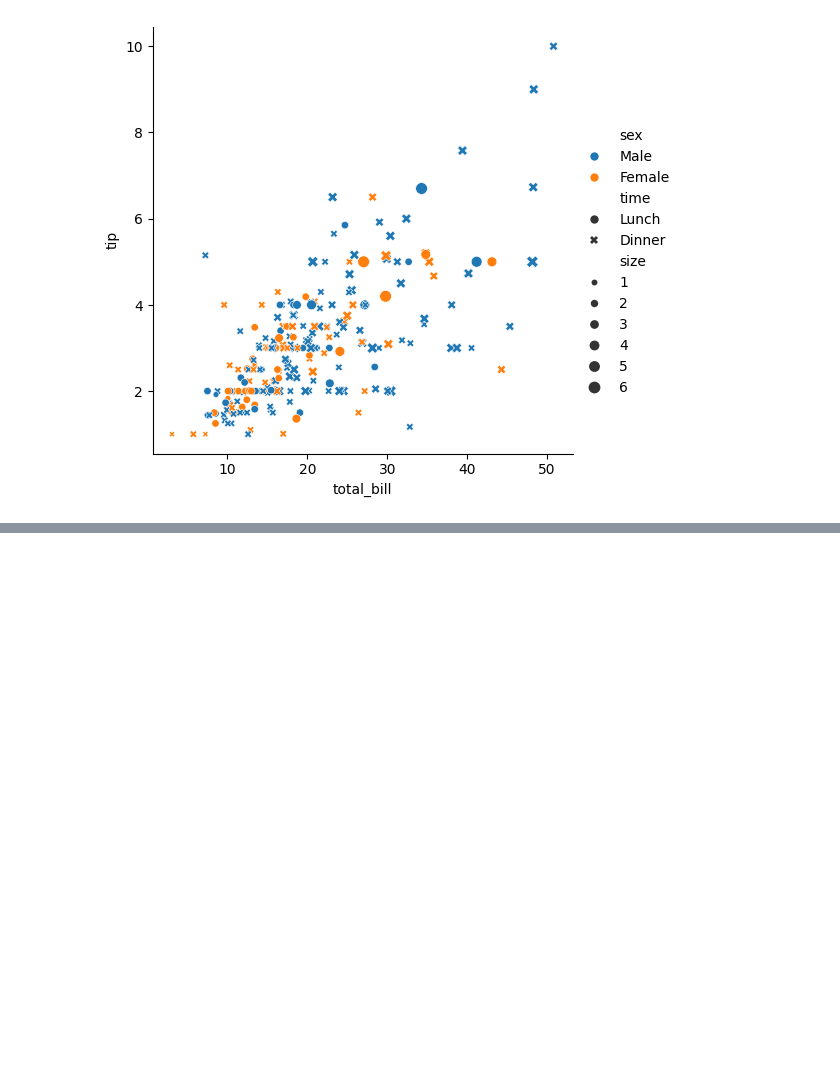
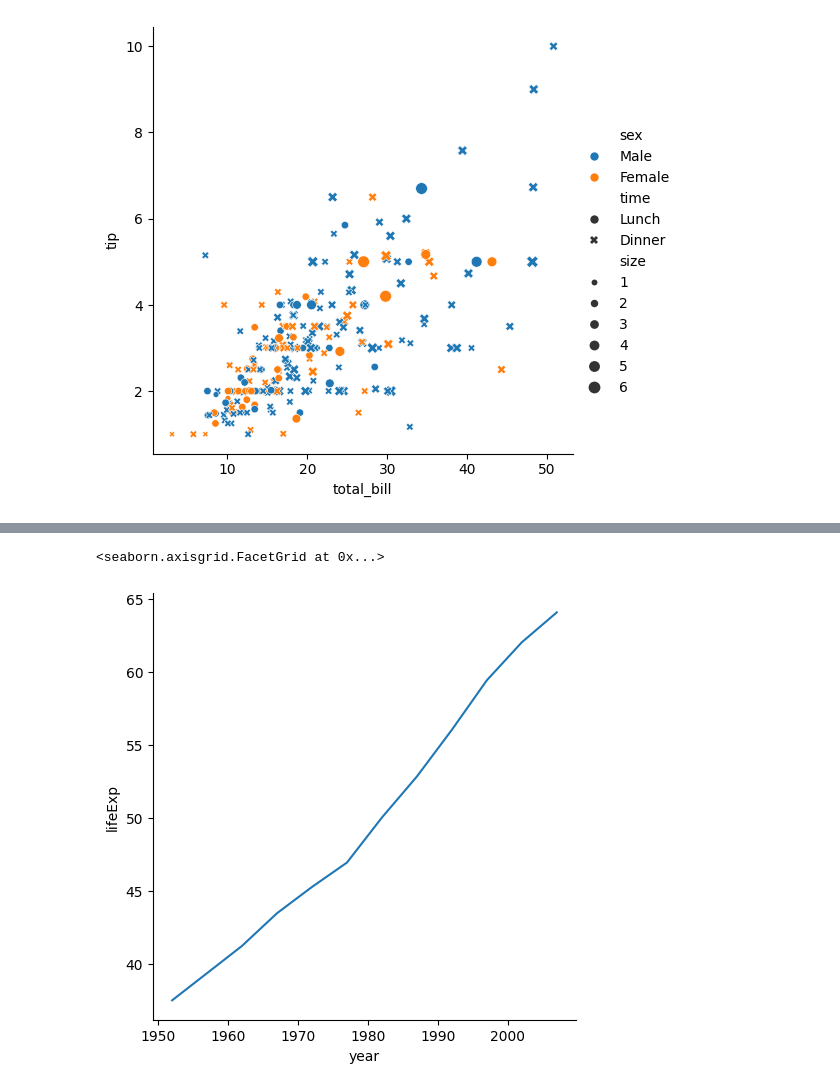
Before and after one commit to mohammadkhorshed/python-practice, a Jupyter notebook: seaborn/seaborn_learning.ipynb, the cells around one changed output, grey strips where cells are left out. Saved outputs shown, nothing was run; the diff lists cells and outputs as text; code cells hidden in the pictures; blank space fills up the shorter version.

```diff
--- a/seaborn/seaborn_learning.ipynb
+++ b/seaborn/seaborn_learning.ipynb
@@ -67,0 +112,7 @@ sns.relplot(data=tips, x='total_bill', y='tip', hue='sex', style='time', size='s
+# %%
+# Using figure level function
+
+sns.relplot(data=temp_df, x='year', y='lifeExp', kind='line')
+# %% [output]
+<seaborn.axisgrid.FacetGrid at 0x...>
+[figure, added]
```
Also changed, not shown: parts of 8 cells of this notebook.
